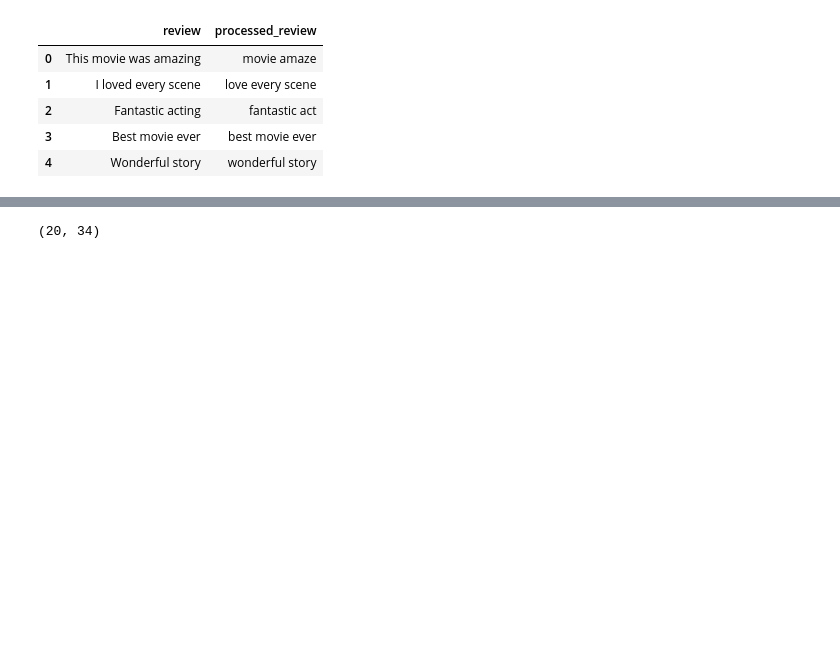
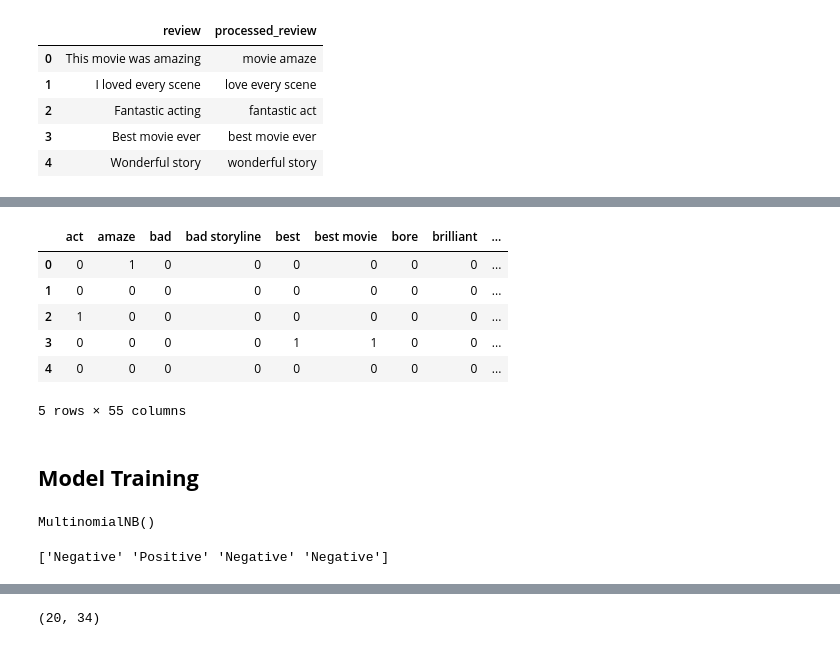
Before and after one commit to rupeshbharti/Today-I-Learned, a Jupyter notebook: NLP/Basic.ipynb, the cells around one changed output, grey strips where cells are left out. Saved outputs shown, nothing was run; the diff lists cells and outputs as text; code cells hidden in the pictures; blank space fills up the shorter version.

```diff
--- a/NLP/Basic.ipynb
+++ b/NLP/Basic.ipynb
@@ -177,0 +192,6 @@ df[['review','processed_review']].head()
+# %%
+df['bigrams'] = df['processed_review'].apply(
+    lambda review: list(ngrams(review.split(), 2))
+)
+
+df[['processed_review', 'bigrams']].head()
@@ -177,0 +286,8 @@ df[['review','processed_review']].head()
+# %%
+vectorizer = CountVectorizer(
+    ngram_range = (1,2)
+)
+
+X_bigrams = vectorizer.fit_transform(
+    df['processed_review']
+)
@@ -177,0 +309,17 @@ df[['review','processed_review']].head()
+# %%
+bigram_df = pd.DataFrame(
+    X_bigrams.toarray(),
+    columns=vectorizer.get_feature_names_out()
+)
+
+bigram_df.head()
+# %% [output]
+|  | act | amaze | bad | bad storyline | best | best movie | bore | brilliant | ... |
+| 0 | 0 | 1 | 0 | 0 | 0 | 0 | 0 | 0 | ... |
+| 1 | 0 | 0 | 0 | 0 | 0 | 0 | 0 | 0 | ... |
+| 2 | 1 | 0 | 0 | 0 | 0 | 0 | 0 | 0 | ... |
+| 3 | 0 | 0 | 0 | 0 | 1 | 1 | 0 | 0 | ... |
+| 4 | 0 | 0 | 0 | 0 | 0 | 0 | 0 | 0 | ... |
+5 rows × 55 columns
+# %% [markdown]
+## __Model Training__
@@ -177,0 +328,4 @@ df[['review','processed_review']].head()
+# %%
+model.fit(X3_train, Y_train)
+# %% [output]
+MultinomialNB()
@@ -177,0 +334,4 @@ df[['review','processed_review']].head()
+# %%
+print(y_pred)
+# %% [output]
+['Negative' 'Positive' 'Negative' 'Negative']
```
Also changed, not shown: parts of 37 cells of this notebook, 4 other files.
